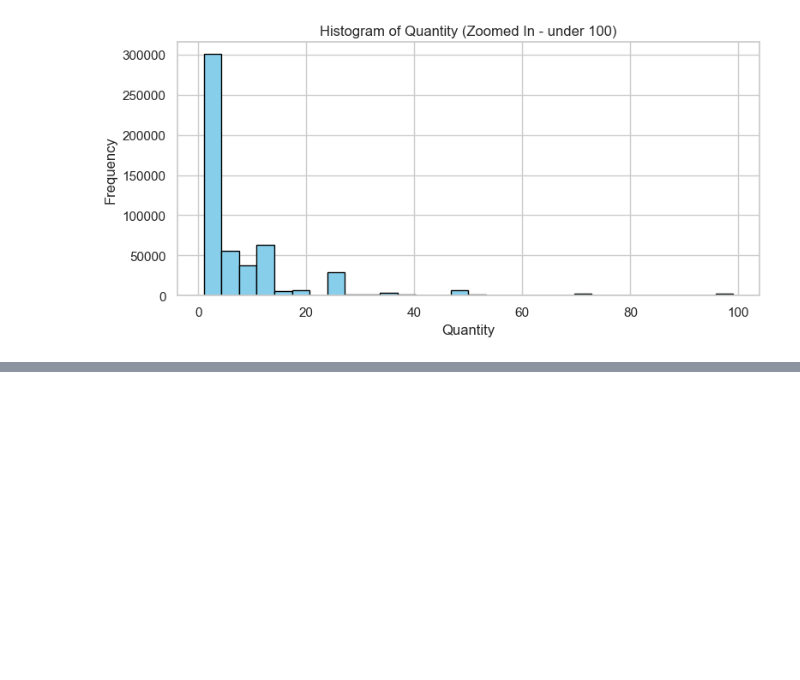
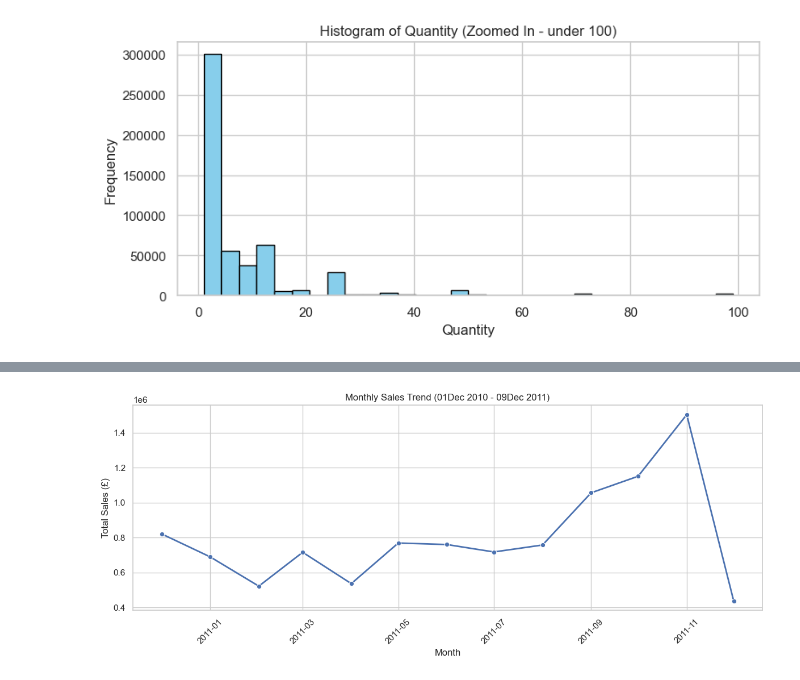
Before and after one commit to SelinaFischer/Project-1-Online-Retail-Transaction-Analysis, a Jupyter notebook: jupyter_notebooks/data_investigation.ipynb, the cells around one changed output, grey strips where cells are left out. Cells and saved outputs as stored; diff of their text form; code cells hidden in the pictures; blank space fills up the shorter version.

```diff
--- a/jupyter_notebooks/data_investigation.ipynb
+++ b/jupyter_notebooks/data_investigation.ipynb
@@ -817,0 +1029,18 @@ plt.show()
+# %%
+# Monthly sales trend over time
+filtered_df = df_cleaned[(df_cleaned['InvoiceDate'] >= '2010-12-01') & (df_cleaned['InvoiceDate'] <= '2011-12-09')].copy()
+filtered_df['Month'] = filtered_df['InvoiceDate'].dt.to_period('M')
+monthly_sales = filtered_df.groupby('Month')['TotalPrice'].sum().reset_index()
+monthly_sales['Month'] = monthly_sales['Month'].dt.to_timestamp()
+
+plt.figure(figsize=(12, 5))
+sns.lineplot(data=monthly_sales, x='Month', y='TotalPrice', marker='o', linewidth=2)
+plt.title('Monthly Sales Trend (01Dec 2010 - 09Dec 2011)')
+plt.xlabel('Month')
+plt.ylabel('Total Sales (£)')
+plt.xticks(rotation=45)
+plt.grid(True)
+plt.tight_layout()
+plt.show()
+# %% [output]
+[figure, added]
```
Also changed, not shown: parts of 22 cells of this notebook, 8 other files.
